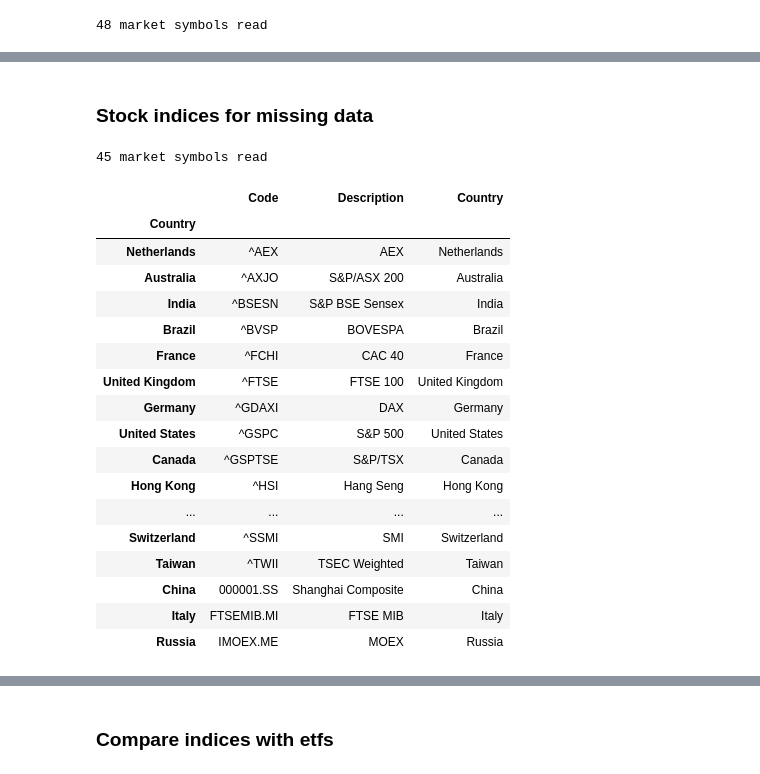
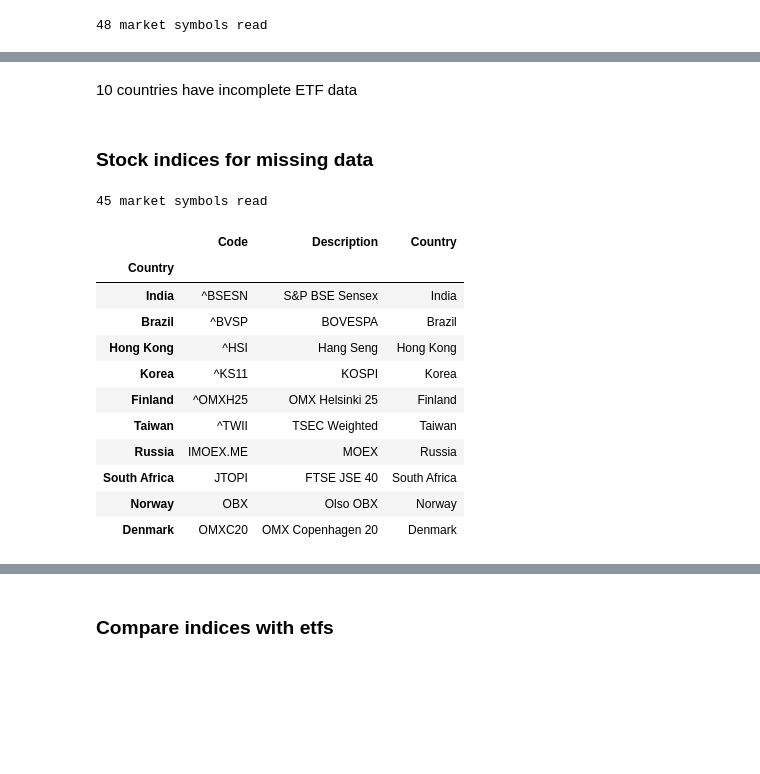
Before and after one commit to lharazin/TFM, a Jupyter notebook: Algorithm/data_preprocessing.ipynb, the cells around one changed output, grey strips where cells are left out. Drawn from its saved outputs; the diff is of its cells as text; code cells hidden in the pictures; blank space fills up the shorter version.

```diff
--- a/Algorithm/data_preprocessing.ipynb
+++ b/Algorithm/data_preprocessing.ipynb
@@ -111,3 +116,5 @@ Russia 2010-11-09 00:00:00
+# %% [markdown]
+10 countries have incomplete ETF data
 # %%
 for country in df_etfs.columns:
     last_valid = df_etfs[country].last_valid_index()
@@ -117,28 +124,24 @@ for country in df_etfs.columns:
 ### Stock indices for missing data
 # %%
 stock_indices = sql_handler.read_market_symbols('Stock Index')
-stock_indices = stock_indices[stock_indices['Country'].isin(selected_countries)]
+stock_indices = stock_indices[stock_indices['Country'].isin(
+    ['Taiwan', 'India', 'Korea', 'Brazil', 'Russia', 'Hong Kong',
+     'Denmark', 'Finland', 'Norway', 'South Africa'])]
 stock_indices.index = stock_indices['Country']
 stock_indices
 # %% [output]
 45 market symbols read
 |  | Code | Description | Country |
 | Country |  |  |  |
-| Netherlands | ^AEX | AEX | Netherlands |
-| Australia | ^AXJO | S&P/ASX 200 | Australia |
 | India | ^BSESN | S&P BSE Sensex | India |
 | Brazil | ^BVSP | BOVESPA | Brazil |
-| France | ^FCHI | CAC 40 | France |
-| United Kingdom | ^FTSE | FTSE 100 | United Kingdom |
-| Germany | ^GDAXI | DAX | Germany |
-| United States | ^GSPC | S&P 500 | United States |
-| Canada | ^GSPTSE | S&P/TSX | Canada |
 | Hong Kong | ^HSI | Hang Seng | Hong Kong |
-| ... | ... | ... | ... |
-| Switzerland | ^SSMI | SMI | Switzerland |
+| Korea | ^KS11 | KOSPI | Korea |
+| Finland | ^OMXH25 | OMX Helsinki 25 | Finland |
 | Taiwan | ^TWII | TSEC Weighted | Taiwan |
-| China | 000001.SS | Shanghai Composite | China |
-| Italy | FTSEMIB.MI | FTSE MIB | Italy |
 | Russia | IMOEX.ME | MOEX | Russia |
+| South Africa | JTOPI | FTSE JSE 40 | South Africa |
+| Norway | OBX | Olso OBX | Norway |
+| Denmark | OMXC20 | OMX Copenhagen 20 | Denmark |
 # %%
 df_stock_indices = pd.DataFrame(index=pd.date_range('1999-01-04', '2023-12-29', freq='B'),
```
Also changed, not shown: parts of 22 cells of this notebook, 9 other files.
